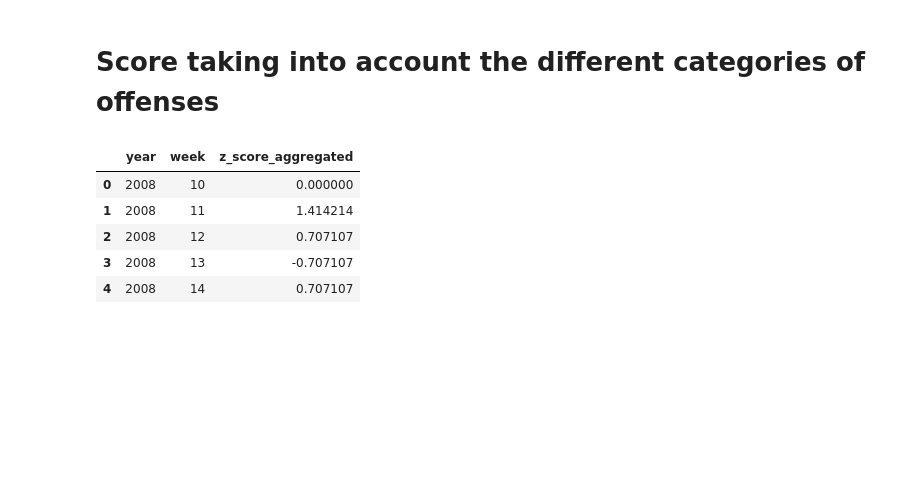
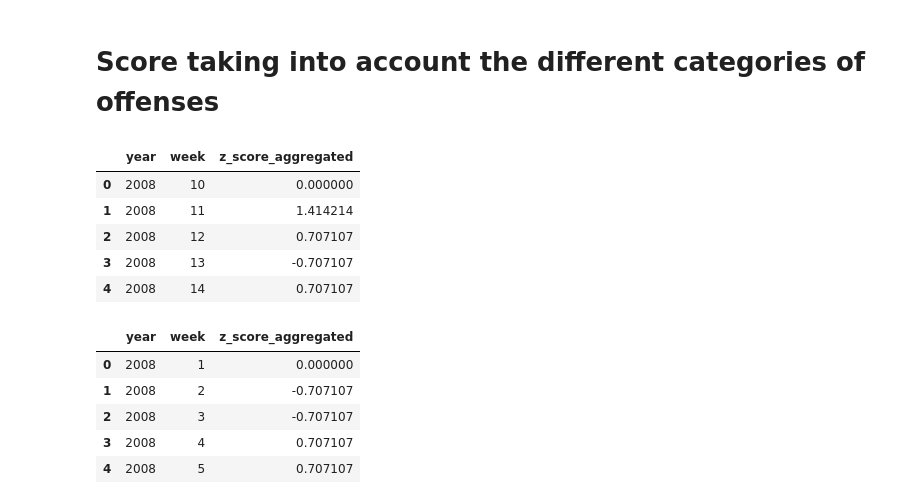
Before and after one commit to epfl-ada/ada-2024-project-alligatorsdontapologize24, a Jupyter notebook: src/script/8_Violent_Scores.ipynb, the cells around one changed output. Saved outputs shown, nothing was run; the diff lists cells and outputs as text; code cells hidden in the pictures; blank space fills up the shorter version.

Commit message:
testing other violence scores

```diff
--- a/src/script/8_Violent_Scores.ipynb
+++ b/src/script/8_Violent_Scores.ipynb
@@ -252,3 +305,20 @@ violence_score_z_score_aggregated(Alabama_data,2008,10,14,window_size=2)
 | 2 | 2008 | 12 | 0.707107 |
 | 3 | 2008 | 13 | -0.707107 |
 | 4 | 2008 | 14 | 0.707107 |
+# %%
+alabama_2008_z = violence_score_z_score_aggregated(Alabama_data,2008,1,52,window_size=2)
+alabama_2009_z = violence_score_z_score_aggregated(Alabama_data,2009,1,52,window_size=2)
+alabama_2010_z = violence_score_z_score_aggregated(Alabama_data,2010,1,52,window_size=2)
+alabama_2011_z = violence_score_z_score_aggregated(Alabama_data,2011,1,52,window_size=2)
+alabama_2012_z = violence_score_z_score_aggregated(Alabama_data,2012,1,52,window_size=2)
+
+Violence_alabama_z = pd.concat([alabama_2008_z, alabama_2009_z, alabama_2010_z, alabama_2011_z, alabama_2012_z], axis=0, ignore_index=True)
+# %%
+Violence_alabama_z.head()
+# %% [output]
+|  | year | week | z_score_aggregated |
+| 0 | 2008 | 1 | 0.000000 |
+| 1 | 2008 | 2 | -0.707107 |
+| 2 | 2008 | 3 | -0.707107 |
+| 3 | 2008 | 4 | 0.707107 |
+| 4 | 2008 | 5 | 0.707107 |
```
Also changed, not shown: parts of 11 cells of this notebook, 2 other files.
